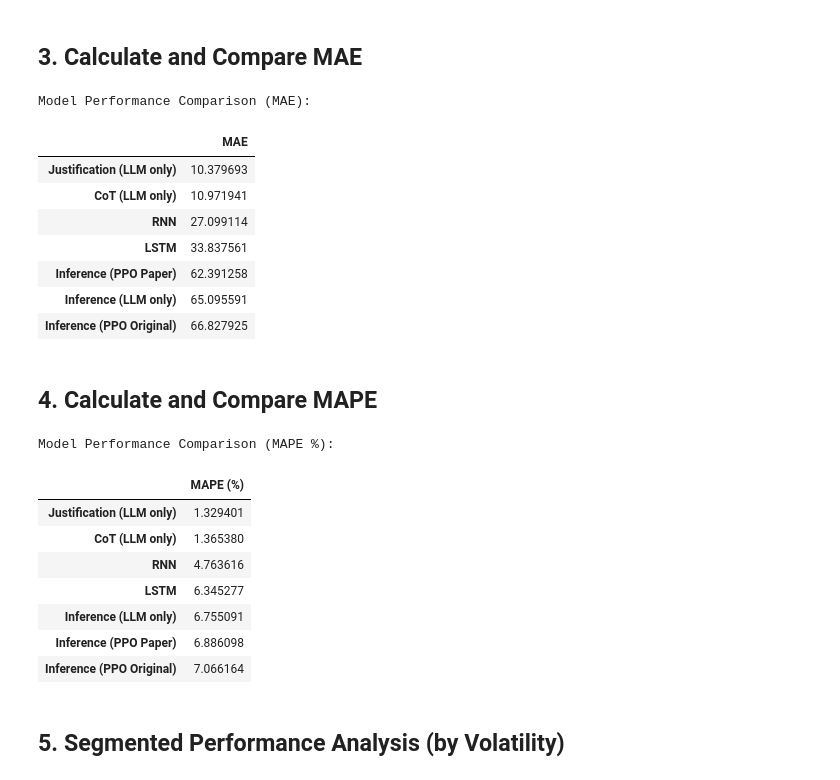
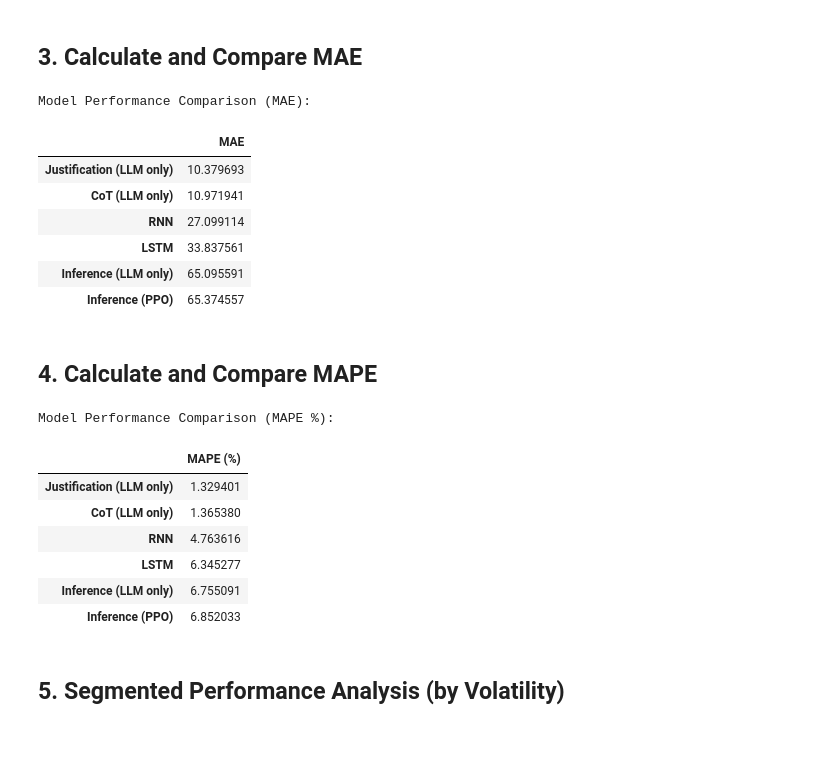
Before and after one commit to ajiayi-debug/StockPPOLLMresearch, a Jupyter notebook: model/llm_results.ipynb, the cells around one changed output. Saved outputs shown, nothing was run; the diff lists cells and outputs as text; code cells hidden in the pictures; blank space fills up the shorter version.

```diff
--- a/model/llm_results.ipynb
+++ b/model/llm_results.ipynb
@@ -54,8 +54,6 @@ try:
     # --- Load PPO-adjusted predictions ---
     # Original PPO model
     inference_ppo_df = pd.read_csv('../results/test_predictions_with_ppo.csv')
-    # Optimized PPO model (Paper's Method)
-    paper_ppo_df = pd.read_csv('../results/test_predictions_with_ppo_optimized.csv')
 
     # --- Load raw LLM predictions (without PPO) ---
     with open('../results/llm_predictions_checkpoint.json', 'r') as f:
@@ -115,39 +113,36 @@ results = {}
 if 'rnn_lstm_df' in locals():
     results['RNN'] = {'MAE': calculate_mae_from_df(rnn_lstm_df, 'rnn_prediction')}
     results['LSTM'] = {'MAE': calculate_mae_from_df(rnn_lstm_df, 'lstm_prediction')}
 
 # PPO models
 if 'inference_ppo_df' in locals():
-    results['Inference (PPO Original)'] = {'MAE': calculate_mae_from_df(inference_ppo_df, 'ppo_adjusted_prediction')}
-if 'paper_ppo_df' in locals():
-    results['Inference (PPO Paper)'] = {'MAE': calculate_mae_from_df(paper_ppo_df, 'ppo_adjusted_prediction')}
+    results['Inference (PPO)'] = {'MAE': calculate_mae_from_df(inference_ppo_df, 'ppo_adjusted_prediction')}
 
 # Raw LLM models
 if 'inference_raw' in locals():
     results['Inference (LLM only)'] = {'MAE': calculate_mae_from_raw(inference_raw)}
 if 'justification_raw' in locals():
     results['Justification (LLM only)'] = {'MAE': calculate_mae_from_raw(justification_raw)}
 if 'cot_raw' in locals():
     results['CoT (LLM only)'] = {'MAE': calculate_mae_from_raw(cot_raw)}
 
 if results:
     results_df = pd.DataFrame(results).T
     results_df = results_df.sort_values(by='MAE', ascending=True)
 
     print("Model Performance Comparison (MAE):")
     display(results_df)
 else:
     print("No data to compare. Please check the file loading step.")
 # %% [output]
 Model Performance Comparison (MAE):
 |  | MAE |
 | Justification (LLM only) | 10.379693 |
 | CoT (LLM only) | 10.971941 |
 | RNN | 27.099114 |
 | LSTM | 33.837561 |
-| Inference (PPO Paper) | 62.391258 |
 | Inference (LLM only) | 65.095591 |
-| Inference (PPO Original) | 66.827925 |
+| Inference (PPO) | 65.374557 |
 # %% [markdown]
 ## 4. Calculate and Compare MAPE
 # %%
@@ -187,9 +182,7 @@ if 'rnn_lstm_df' in locals():
 
 # PPO models
 if 'inference_ppo_df' in locals():
-    mape_results['Inference (PPO Original)'] = {'MAPE (%)': calculate_mape_from_df(inference_ppo_df, 'ppo_adjusted_prediction')}
-if 'paper_ppo_df' in locals():
-    mape_results['Inference (PPO Paper)'] = {'MAPE (%)': calculate_mape_from_df(paper_ppo_df, 'ppo_adjusted_prediction')}
+    mape_results['Inference (PPO)'] = {'MAPE (%)': calculate_mape_from_df(inference_ppo_df, 'ppo_adjusted_prediction')}
 
 # Raw LLM models
 if 'inference_raw' in locals():
@@ -215,8 +208,7 @@ Model Performance Comparison (MAPE %):
 | RNN | 4.763616 |
 | LSTM | 6.345277 |
 | Inference (LLM only) | 6.755091 |
-| Inference (PPO Paper) | 6.886098 |
-| Inference (PPO Original) | 7.066164 |
+| Inference (PPO) | 6.852033 |
 # %% [markdown]
 ## 5. Segmented Performance Analysis (by Volatility)
 # %%
```
Also changed, not shown: parts of 6 cells of this notebook, 12 other files.
